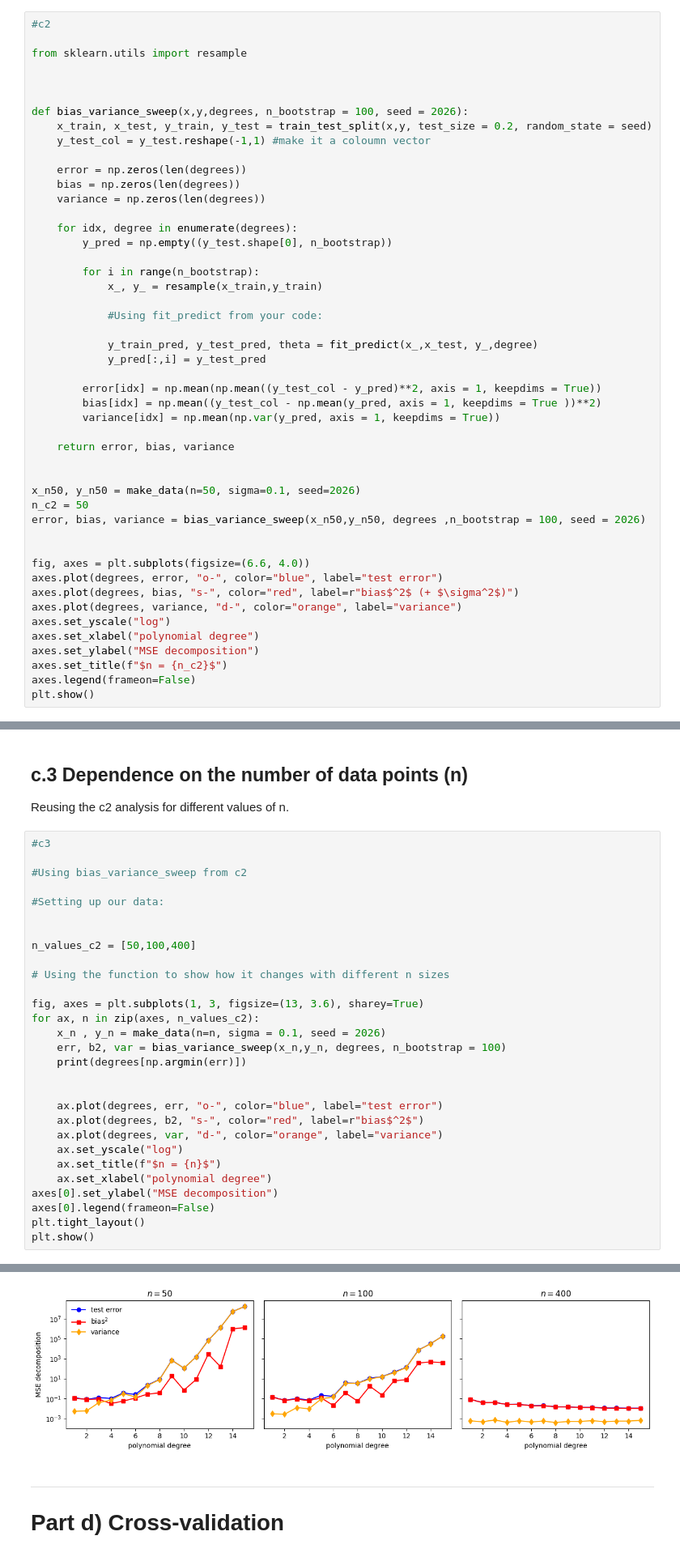
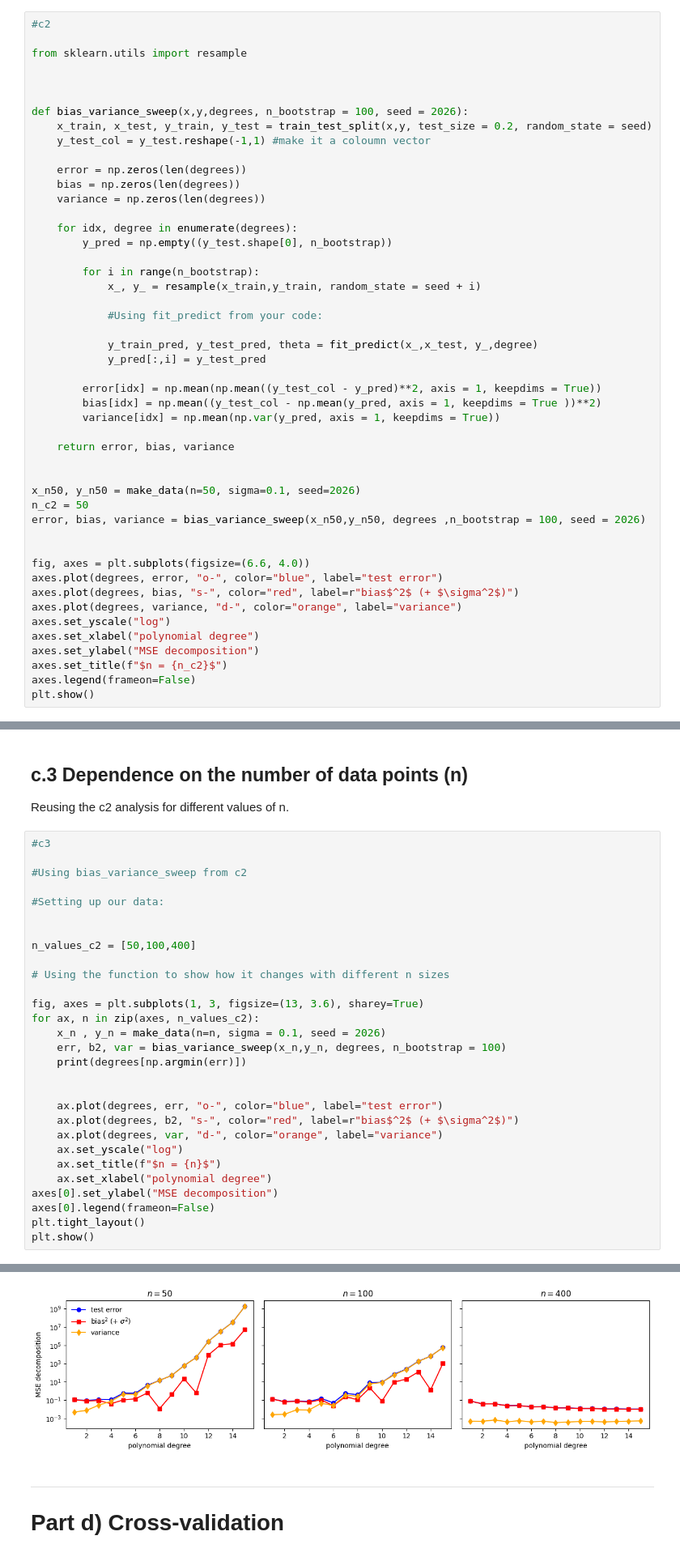
Before and after one commit to GardKL/Project1, a Jupyter notebook: Project1/code/Project1.ipynb, the cells around one changed output, grey strips where cells are left out. Shown at 81% size. Drawn from its saved outputs; the diff is of its cells as text.

```diff
--- a/Project1/code/Project1.ipynb
+++ b/Project1/code/Project1.ipynb
@@ -647,7 +650,7 @@ def bias_variance_sweep(x,y,degrees, n_bootstrap = 100, seed = 2026):
         y_pred = np.empty((y_test.shape[0], n_bootstrap))
 
         for i in range(n_bootstrap):
-            x_, y_ = resample(x_train,y_train)
+            x_, y_ = resample(x_train,y_train, random_state = seed + i)
 
             #Using fit_predict from your code:
 
@@ -702,7 +705,7 @@ for ax, n in zip(axes, n_values_c2):
 
 
     ax.plot(degrees, err, "o-", color="blue", label="test error")
-    ax.plot(degrees, b2, "s-", color="red", label=r"bias$^2$")
+    ax.plot(degrees, b2, "s-", color="red", label=r"bias$^2$ (+ $\sigma^2$)")
     ax.plot(degrees, var, "d-", color="orange", label="variance")
     ax.set_yscale("log")
     ax.set_title(f"$n = {n}$")
@@ -718,4 +721,4 @@ plt.show()
-[figure, old version]
+[figure, new version]
 # %% [markdown]
 ---
 # Part d) Cross-validation
```
Also changed, not shown: parts of 7 cells of this notebook.
